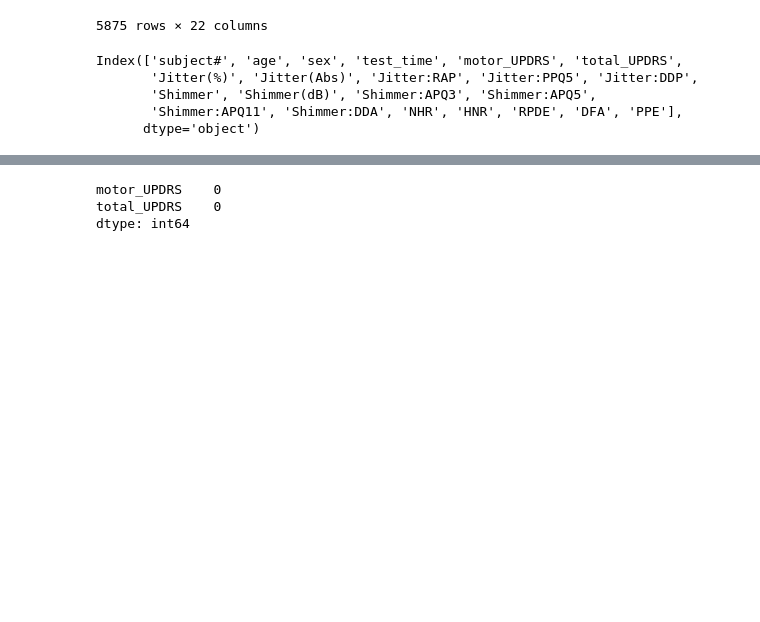
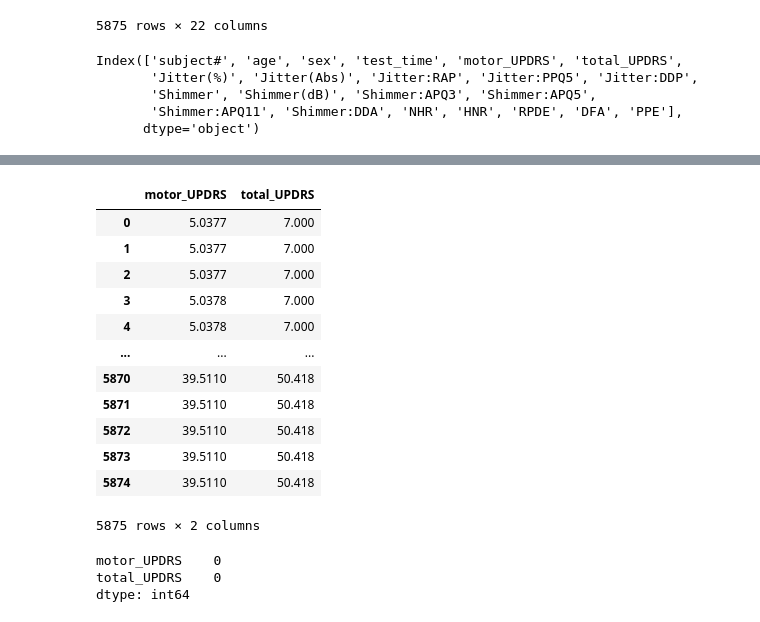
Before and after one commit to data301-2020-winter2/course-project-group_1014, a Jupyter notebook: analysis/Leo/Milestone 2.ipynb, the cells around one changed output, grey strips where cells are left out. Drawn from its saved outputs; the diff is of its cells as text; code cells hidden in the pictures; blank space fills up the shorter version.

```diff
--- a/analysis/Leo/Milestone 2.ipynb
+++ b/analysis/Leo/Milestone 2.ipynb
@@ -43,5 +65,27 @@ Index(['subject#', 'age', 'sex', 'test_time', 'motor_UPDRS', 'total_UPDRS',
 # %%
-df2 = df[df.columns[4:6]]
+df2 = (
+    df.rename(columns={"test_time": "time"})
+    .assign(color_filter=lambda x: np.where((x.motor_UPDRS > 0) & (x.total_UPDRS > 0), 1, 0))
+    .loc[lambda x: x['motor_UPDRS']>2]
+    .sort_values("motor_UPDRS", ascending=True)
+    .reset_index(drop=True)
+    .loc[:, ["motor_UPDRS", "total_UPDRS"]]
+)
+df2
+# %% [output]
+|  | motor_UPDRS | total_UPDRS |
+| 0 | 5.0377 | 7.000 |
+| 1 | 5.0377 | 7.000 |
+| 2 | 5.0377 | 7.000 |
+| 3 | 5.0378 | 7.000 |
+| 4 | 5.0378 | 7.000 |
+| ... | ... | ... |
+| 5870 | 39.5110 | 50.418 |
+| 5871 | 39.5110 | 50.418 |
+| 5872 | 39.5110 | 50.418 |
+| 5873 | 39.5110 | 50.418 |
+| 5874 | 39.5110 | 50.418 |
+5875 rows × 2 columns
 # %%
 df2.isnull().sum()
 # %% [output]
```
Also changed, not shown: parts of 2 cells of this notebook.
